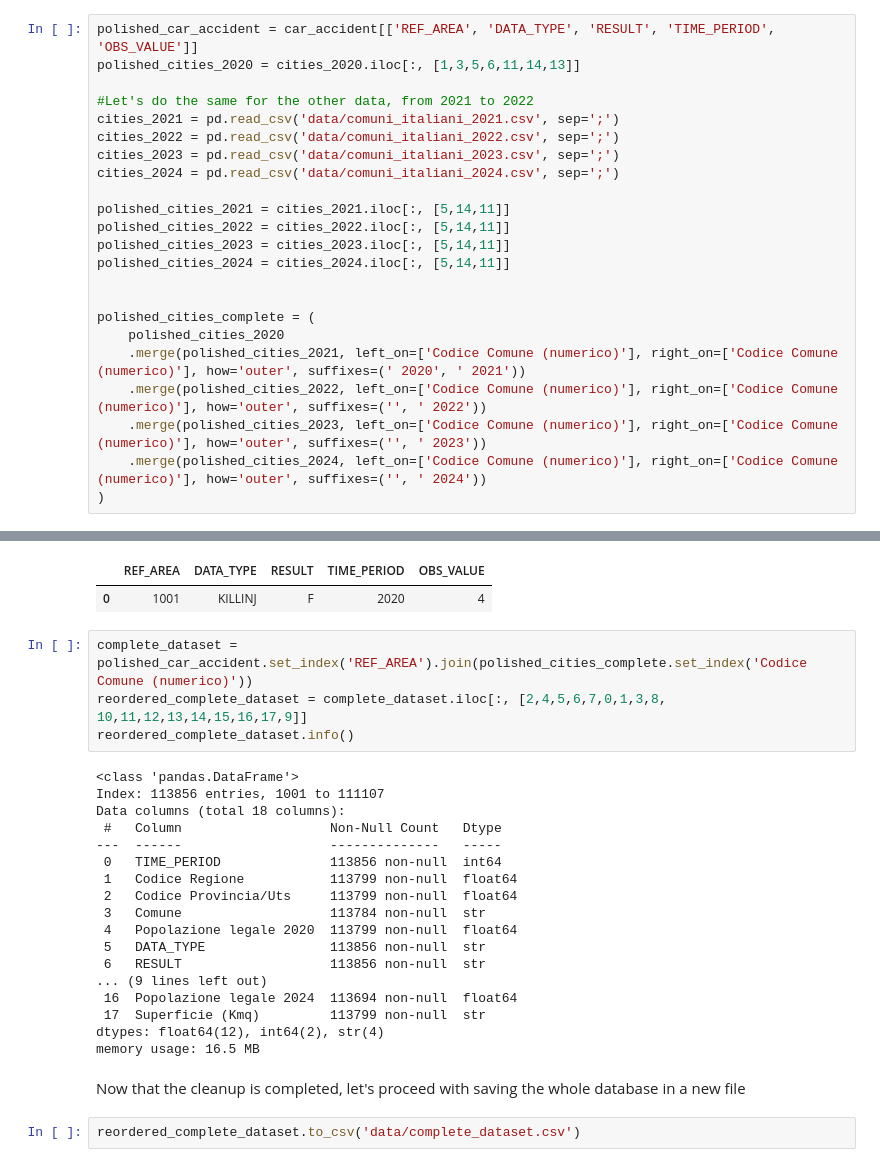
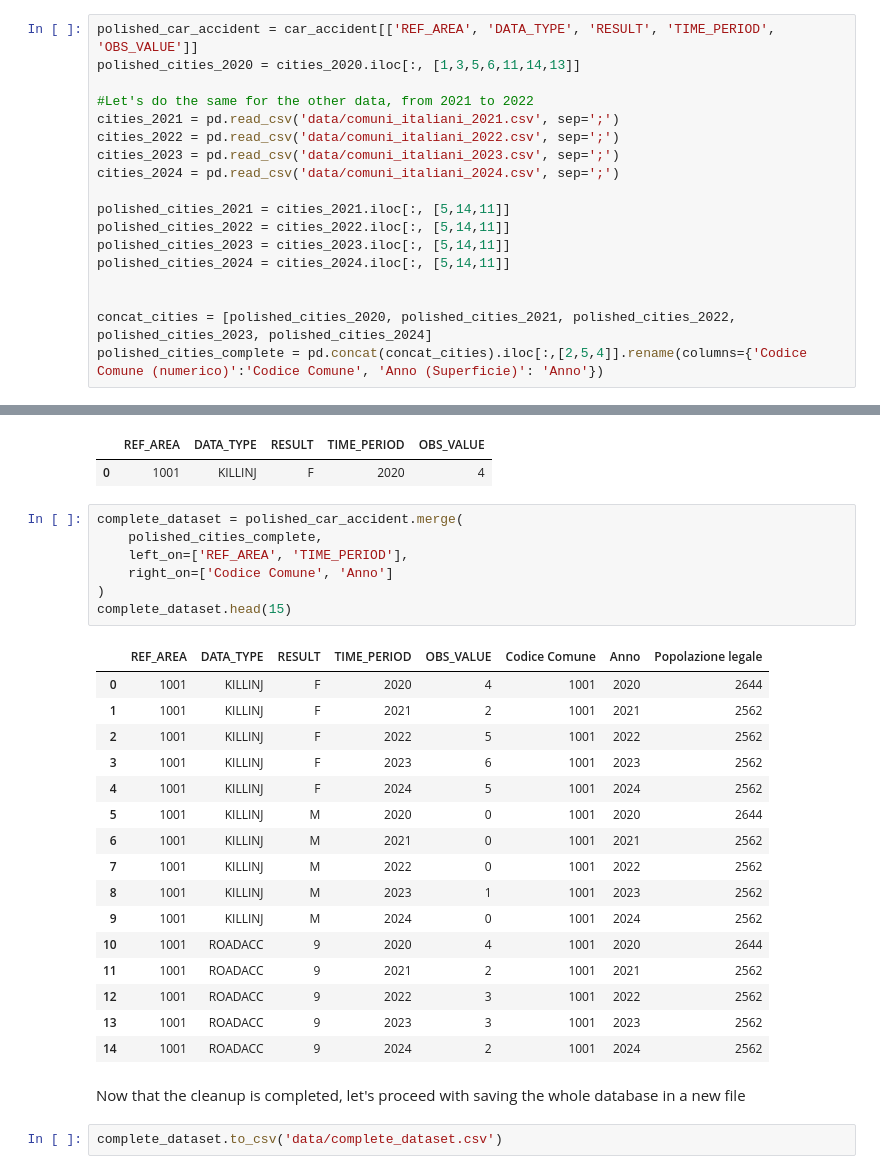
Before and after one commit to Frogghev/FinalAssignment_DataAnalyst, a Jupyter notebook: data_analysis.ipynb, the cells around one changed output, grey strips where cells are left out. Drawn from its saved outputs; the diff is of its cells as text.

```diff
--- a/data_analysis.ipynb
+++ b/data_analysis.ipynb
@@ -256,12 +256,7 @@ polished_cities_2023 = cities_2023.iloc[:, [5,14,11]]
 polished_cities_2024 = cities_2024.iloc[:, [5,14,11]]
 
 
-polished_cities_complete = (
-    polished_cities_2020
-    .merge(polished_cities_2021, left_on=['Codice Comune (numerico)'], right_on=['Codice Comune (numerico)'], how='outer', suffixes=(' 2020', ' 2021'))
-    .merge(polished_cities_2022, left_on=['Codice Comune (numerico)'], right_on=['Codice Comune (numerico)'], how='outer', suffixes=('', ' 2022'))
-    .merge(polished_cities_2023, left_on=['Codice Comune (numerico)'], right_on=['Codice Comune (numerico)'], how='outer', suffixes=('', ' 2023'))
-    .merge(polished_cities_2024, left_on=['Codice Comune (numerico)'], right_on=['Codice Comune (numerico)'], how='outer', suffixes=('', ' 2024'))
-)
+concat_cities = [polished_cities_2020, polished_cities_2021, polished_cities_2022, polished_cities_2023, polished_cities_2024]
+polished_cities_complete = pd.concat(concat_cities).iloc[:,[2,5,4]].rename(columns={'Codice Comune (numerico)':'Codice Comune', 'Anno (Superficie)': 'Anno'})
 # %% [markdown]
 Now that we have isolated the data we need for our analysis let's merge it togheter in a single csv file and save it
@@ -307,29 +265,31 @@ polished_car_accident.head(1)
 # %% [output]
 |  | REF_AREA | DATA_TYPE | RESULT | TIME_PERIOD | OBS_VALUE |
 | 0 | 1001 | KILLINJ | F | 2020 | 4 |
-# %%
-complete_dataset = polished_car_accident.set_index('REF_AREA').join(polished_cities_complete.set_index('Codice Comune (numerico)'))
-reordered_complete_dataset = complete_dataset.iloc[:, [2,4,5,6,7,0,1,3,8, 10,11,12,13,14,15,16,17,9]]
-reordered_complete_dataset.info()
-# %% [output]
-<class 'pandas.DataFrame'>
-Index: 113856 entries, 1001 to 111107
-Data columns (total 18 columns):
- #   Column                   Non-Null Count   Dtype
----  ------                   --------------   -----
- 0   TIME_PERIOD              113856 non-null  int64
- 1   Codice Regione           113799 non-null  float64
- 2   Codice Provincia/Uts     113799 non-null  float64
- 3   Comune                   113784 non-null  str
- 4   Popolazione legale 2020  113799 non-null  float64
- 5   DATA_TYPE                113856 non-null  str
- 6   RESULT                   113856 non-null  str
-... (9 lines left out)
- 16  Popolazione legale 2024  113694 non-null  float64
- 17  Superficie (Kmq)         113799 non-null  str
-dtypes: float64(12), int64(2), str(4)
-memory usage: 16.5 MB
+# %%
+complete_dataset = polished_car_accident.merge(
+    polished_cities_complete,
+    left_on=['REF_AREA', 'TIME_PERIOD'],
+    right_on=['Codice Comune', 'Anno']
+)
+complete_dataset.head(15)
+# %% [output]
+|  | REF_AREA | DATA_TYPE | RESULT | TIME_PERIOD | OBS_VALUE | Codice Comune | Anno | Popolazione legale |
+| 0 | 1001 | KILLINJ | F | 2020 | 4 | 1001 | 2020 | 2644 |
+| 1 | 1001 | KILLINJ | F | 2021 | 2 | 1001 | 2021 | 2562 |
+| 2 | 1001 | KILLINJ | F | 2022 | 5 | 1001 | 2022 | 2562 |
+| 3 | 1001 | KILLINJ | F | 2023 | 6 | 1001 | 2023 | 2562 |
+| 4 | 1001 | KILLINJ | F | 2024 | 5 | 1001 | 2024 | 2562 |
+| 5 | 1001 | KILLINJ | M | 2020 | 0 | 1001 | 2020 | 2644 |
+| 6 | 1001 | KILLINJ | M | 2021 | 0 | 1001 | 2021 | 2562 |
+| 7 | 1001 | KILLINJ | M | 2022 | 0 | 1001 | 2022 | 2562 |
+| 8 | 1001 | KILLINJ | M | 2023 | 1 | 1001 | 2023 | 2562 |
+| 9 | 1001 | KILLINJ | M | 2024 | 0 | 1001 | 2024 | 2562 |
+| 10 | 1001 | ROADACC | 9 | 2020 | 4 | 1001 | 2020 | 2644 |
+| 11 | 1001 | ROADACC | 9 | 2021 | 2 | 1001 | 2021 | 2562 |
+| 12 | 1001 | ROADACC | 9 | 2022 | 3 | 1001 | 2022 | 2562 |
+| 13 | 1001 | ROADACC | 9 | 2023 | 3 | 1001 | 2023 | 2562 |
+| 14 | 1001 | ROADACC | 9 | 2024 | 2 | 1001 | 2024 | 2562 |
 # %% [markdown]
 Now that the cleanup is completed, let's proceed with saving the whole database in a new file
 # %%
-reordered_complete_dataset.to_csv('data/complete_dataset.csv')
+complete_dataset.to_csv('data/complete_dataset.csv')
```
Also changed, not shown: parts of 2 cells of this notebook, 2 other files.
